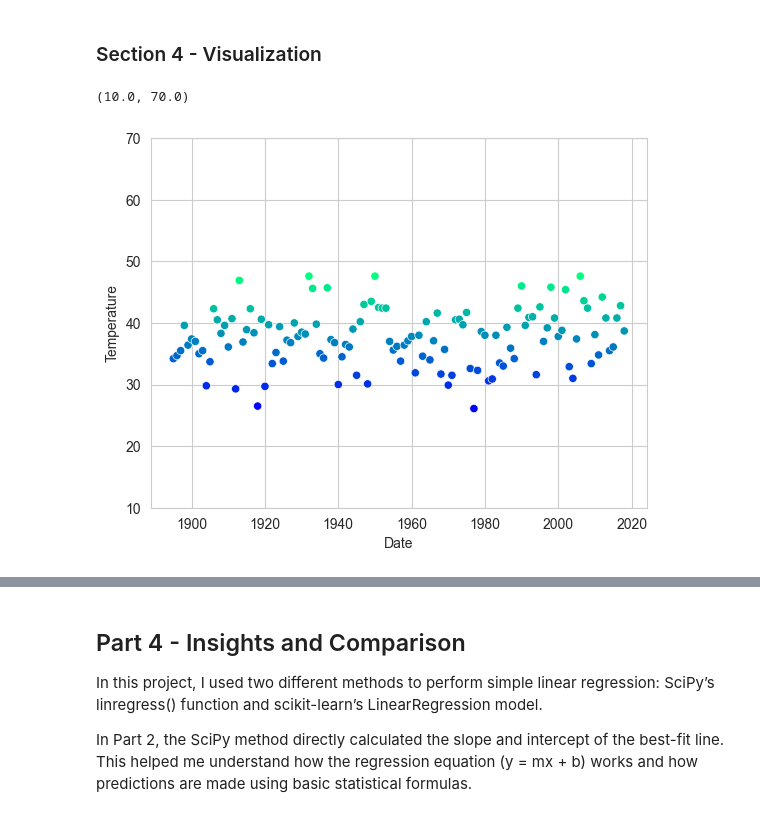
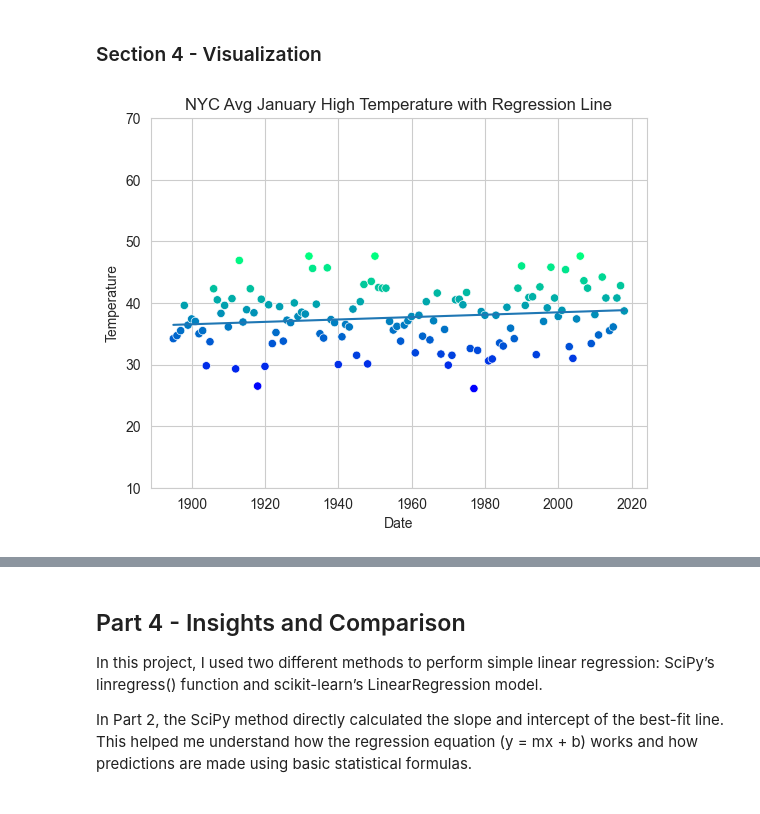
Before and after one commit to Brandon112123/datafun-07-ml, a Jupyter notebook: Notebooks/smith_ml.ipynb, the cells around one changed output, grey strips where cells are left out. Drawn from its saved outputs; the diff is of its cells as text; code cells hidden in the pictures.

Commit message:
update data

```diff
--- a/Notebooks/smith_ml.ipynb
+++ b/Notebooks/smith_ml.ipynb
@@ -296,14 +296,21 @@ array([38.94094855])
 # %%
 axes = sns.scatterplot(
     data=df,
     x='Date',
     y='Temperature',
     hue='Temperature',
     palette='winter',
     legend=False
 )
 
 axes.set_ylim(10, 70)
+
+x_line = pd.DataFrame({"Date": [df["Date"].min(), df["Date"].max()]})
+y_line = linear_regression.predict(x_line)
+
+plt.plot(x_line["Date"], y_line)
+
+plt.title("NYC Avg January High Temperature with Regression Line")
+plt.show()
 # %% [output]
-(10.0, 70.0)
-[figure, old version]
+[figure, new version]
```
Also changed, not shown: parts of 1 cell of this notebook.
